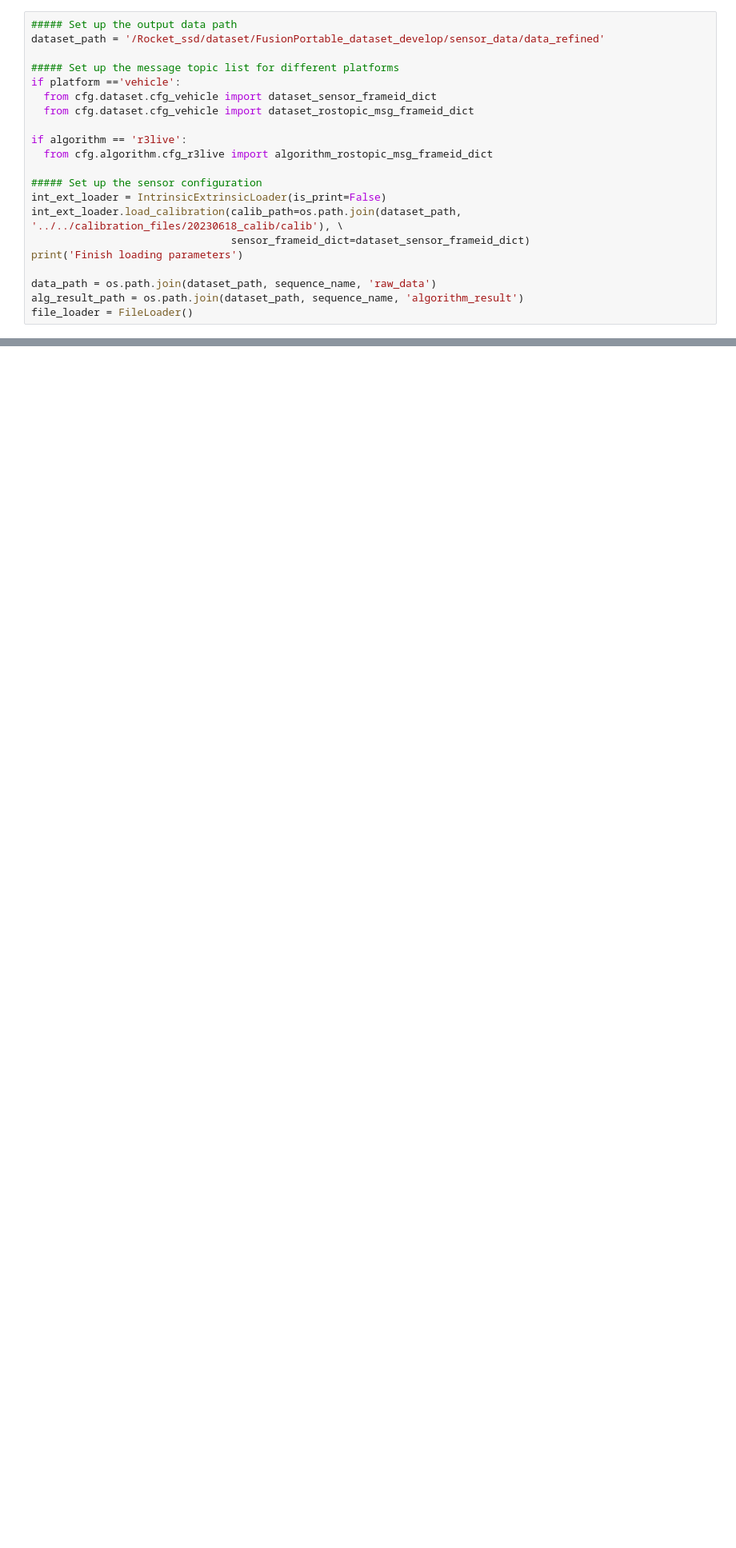
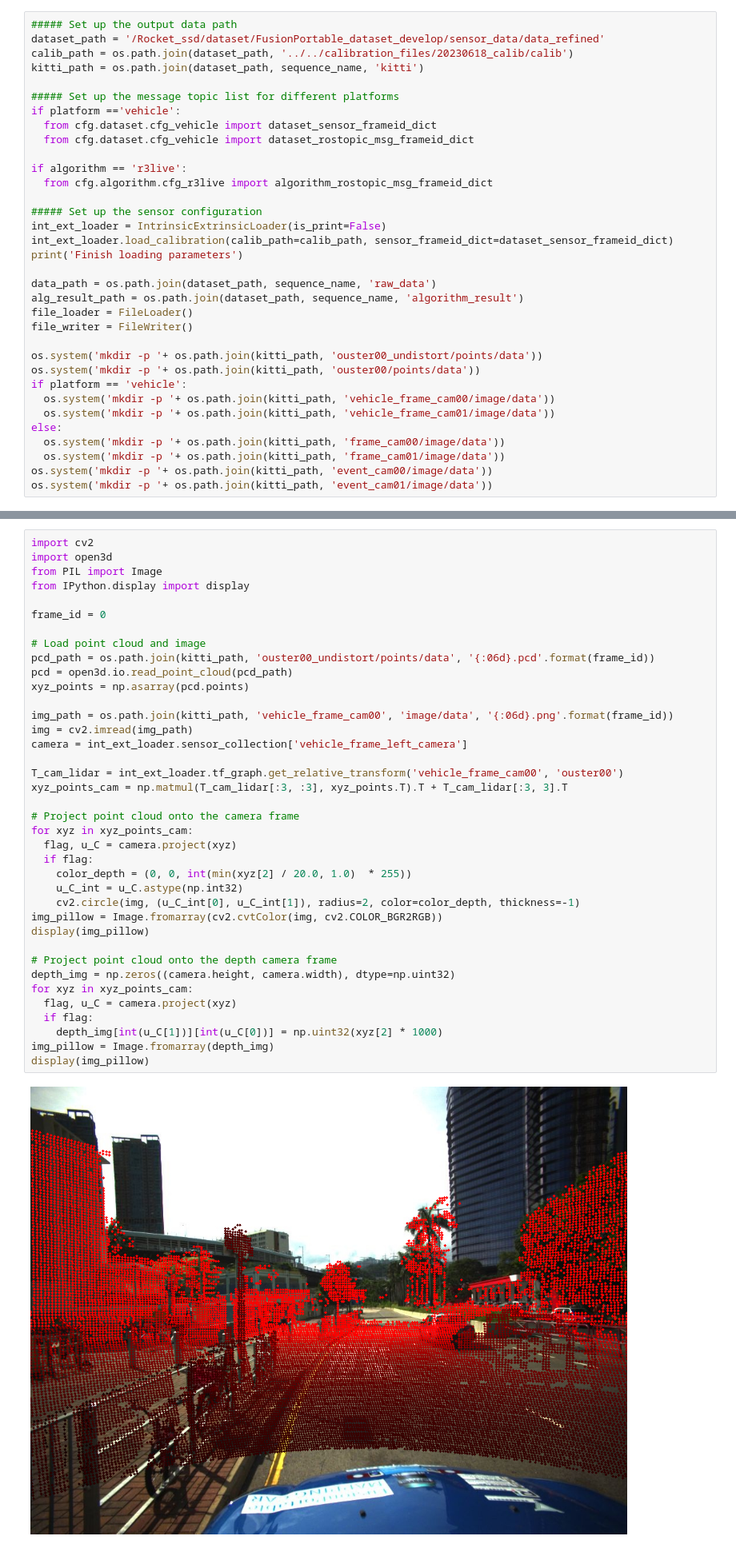
Before and after one commit to fusionportable/fusionportable_dataset_tools, a Jupyter notebook: write_data_to_kitti.ipynb, the cells around one changed output, grey strips where cells are left out. Shown at 80% size. Saved outputs shown, nothing was run; the diff lists cells and outputs as text; blank space fills up the shorter version.

```diff
--- a/write_data_to_kitti.ipynb
+++ b/write_data_to_kitti.ipynb
@@ -15,6 +15,8 @@ algorithm = 'r3live'
 # %%
 ##### Set up the output data path
 dataset_path = '/Rocket_ssd/dataset/FusionPortable_dataset_develop/sensor_data/data_refined'
+calib_path = os.path.join(dataset_path, '../../calibration_files/20230618_calib/calib')
+kitti_path = os.path.join(dataset_path, sequence_name, 'kitti')
 
 ##### Set up the message topic list for different platforms
 if platform =='vehicle':
@@ -26,13 +28,24 @@ if algorithm == 'r3live':
 
 ##### Set up the sensor configuration
 int_ext_loader = IntrinsicExtrinsicLoader(is_print=False)
-int_ext_loader.load_calibration(calib_path=os.path.join(dataset_path, '../../calibration_files/20230618_calib/calib'), \
-                                sensor_frameid_dict=dataset_sensor_frameid_dict)
+int_ext_loader.load_calibration(calib_path=calib_path, sensor_frameid_dict=dataset_sensor_frameid_dict)
 print('Finish loading parameters')
 
 data_path = os.path.join(dataset_path, sequence_name, 'raw_data')
 alg_result_path = os.path.join(dataset_path, sequence_name, 'algorithm_result')
 file_loader = FileLoader()
+file_writer = FileWriter()
+
+os.system('mkdir -p '+ os.path.join(kitti_path, 'ouster00_undistort/points/data'))
+os.system('mkdir -p '+ os.path.join(kitti_path, 'ouster00/points/data'))
+if platform == 'vehicle':
+  os.system('mkdir -p '+ os.path.join(kitti_path, 'vehicle_frame_cam00/image/data'))
+  os.system('mkdir -p '+ os.path.join(kitti_path, 'vehicle_frame_cam01/image/data'))
+else:
+  os.system('mkdir -p '+ os.path.join(kitti_path, 'frame_cam00/image/data'))
+  os.system('mkdir -p '+ os.path.join(kitti_path, 'frame_cam01/image/data'))
+os.system('mkdir -p '+ os.path.join(kitti_path, 'event_cam00/image/data'))
+os.system('mkdir -p '+ os.path.join(kitti_path, 'event_cam01/image/data'))
 # %% [output]
 Loading Intrinsic Extrinsics from /Rocket_ssd/dataset/FusionPortable_dataset_develop/sensor_data/data_refined/../../calibration_files/20230618_calib/calib/ouster00.yaml ...
 Loading Intrinsic Extrinsics from /Rocket_ssd/dataset/FusionPortable_dataset_develop/sensor_data/data_refined/../../calibration_files/20230618_calib/calib/event_cam00.yaml ...
@@ -257,0 +241,40 @@ Use numpy.asarray() to access data.
+# %%
+import cv2
+import open3d
+from PIL import Image
+from IPython.display import display
+
+frame_id = 0
+
+# Load point cloud and image
+pcd_path = os.path.join(kitti_path, 'ouster00_undistort/points/data', '{:06d}.pcd'.format(frame_id))
+pcd = open3d.io.read_point_cloud(pcd_path)
+xyz_points = np.asarray(pcd.points)
+
+img_path = os.path.join(kitti_path, 'vehicle_frame_cam00', 'image/data', '{:06d}.png'.format(frame_id))
+img = cv2.imread(img_path)
+camera = int_ext_loader.sensor_collection['vehicle_frame_left_camera']
+
+T_cam_lidar = int_ext_loader.tf_graph.get_relative_transform('vehicle_frame_cam00', 'ouster00')
+xyz_points_cam = np.matmul(T_cam_lidar[:3, :3], xyz_points.T).T + T_cam_lidar[:3, 3].T
+
+# Project point cloud onto the camera frame
+for xyz in xyz_points_cam:
+  flag, u_C = camera.project(xyz)
+  if flag:
+    color_depth = (0, 0, int(min(xyz[2] / 20.0, 1.0)  * 255))
+    u_C_int = u_C.astype(np.int32)
+    cv2.circle(img, (u_C_int[0], u_C_int[1]), radius=2, color=color_depth, thickness=-1)
+img_pillow = Image.fromarray(cv2.cvtColor(img, cv2.COLOR_BGR2RGB))
+display(img_pillow)
+
+# Project point cloud onto the depth camera frame
+depth_img = np.zeros((camera.height, camera.width), dtype=np.uint32)
+for xyz in xyz_points_cam:
+  flag, u_C = camera.project(xyz)
+  if flag:
+    depth_img[int(u_C[1])][int(u_C[0])] = np.uint32(xyz[2] * 1000)
+img_pillow = Image.fromarray(depth_img)
+display(img_pillow)
+# %% [output]
+[figure, added]
```
Also changed, not shown: parts of 6 cells of this notebook, 5 other files.
